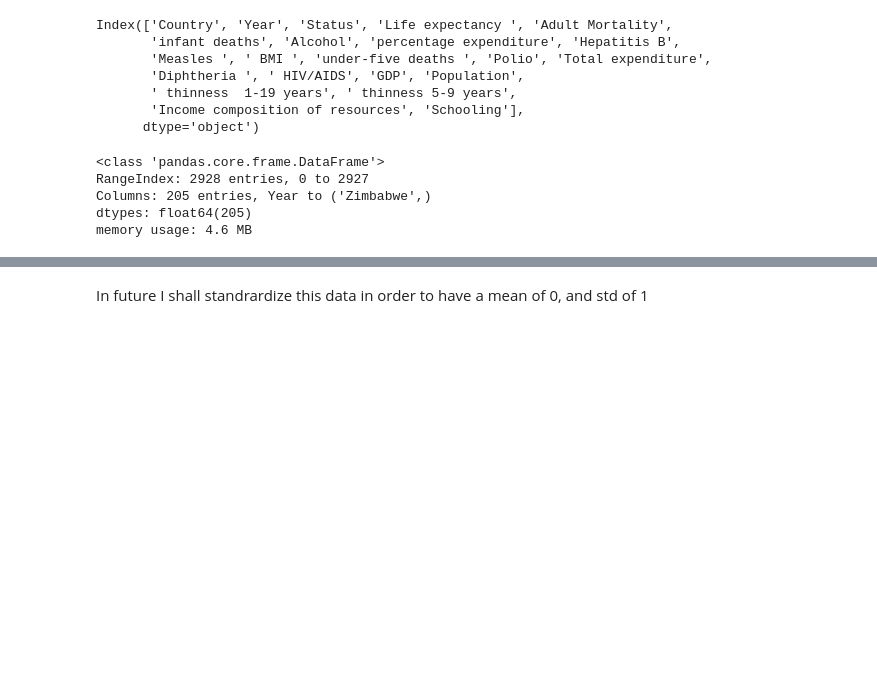
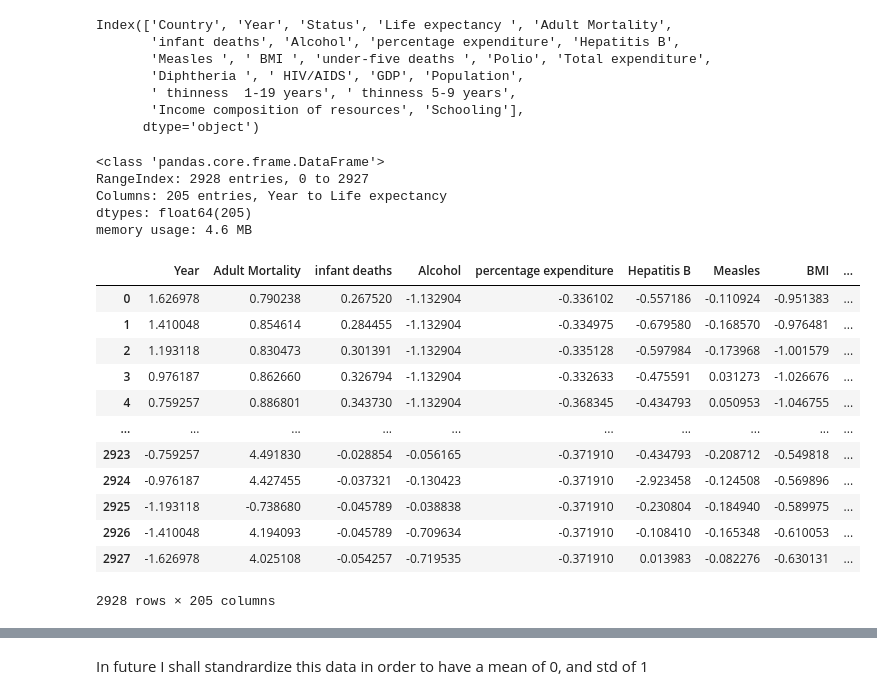
Before and after one commit to LozinskiMatthew/Life-Expectancy-Model, a Jupyter notebook: LifeExpectancyModel.ipynb, the cells around one changed output, grey strips where cells are left out. Cells and saved outputs as stored; diff of their text form; code cells hidden in the pictures; blank space fills up the shorter version.

```diff
--- a/LifeExpectancyModel.ipynb
+++ b/LifeExpectancyModel.ipynb
@@ -683,14 +701,22 @@ Index(['Country', 'Year', 'Status', 'Life expectancy ', 'Adult Mortality',
 # %%
 from sklearn.preprocessing import OneHotEncoder
 
+
+from sklearn.preprocessing import StandardScaler
+scaler = StandardScaler()
+ready_dataset_scaled = scaler.fit_transform(dataset.drop(['Country', 'Status', 'Life expectancy '], axis=1))
+ready_dataset_scaled = pd.DataFrame(data=ready_dataset_scaled, columns=dataset.drop(['Country', 'Status', 'Life expectancy '], axis=1).columns)
+# ready_dataset_scaled.head()
 ohe = OneHotEncoder(sparse_output=False)
+
+
 status_encoded = ohe.fit_transform(dataset['Status'].values.reshape(len(dataset['Status']), 1))
 status_df = pd.DataFrame(data=status_encoded, columns=ohe.categories_)
 # status_df.head()
 country_encoded = ohe.fit_transform(dataset['Country'].values.reshape(len(dataset['Country']), 1))
 country_df = pd.DataFrame(data=country_encoded, columns=ohe.categories_)
 # country_df.head()
-ready_dataset = pd.concat([dataset.drop(['Status', 'Country'], axis=1), status_df, country_df], axis=1)
+ready_dataset = pd.concat([ready_dataset_scaled, status_df, country_df, dataset['Life expectancy ']], axis=1)
 ready_dataset['Year'] = ready_dataset['Year'].astype('float64')
 ready_dataset['infant deaths'] = ready_dataset['infant deaths'].astype('float64')
 ready_dataset['under-five deaths '] = ready_dataset['under-five deaths '].astype('float64')
@@ -699,6 +725,22 @@ ready_dataset.info()
 # %% [output]
 <class 'pandas.core.frame.DataFrame'>
 RangeIndex: 2928 entries, 0 to 2927
-Columns: 205 entries, Year to ('Zimbabwe',)
+Columns: 205 entries, Year to Life expectancy
 dtypes: float64(205)
 memory usage: 4.6 MB
+# %%
+ready_dataset
+# %% [output]
+|  | Year | Adult Mortality | infant deaths | Alcohol | percentage expenditure | Hepatitis B | Measles | BMI | ... |
+| 0 | 1.626978 | 0.790238 | 0.267520 | -1.132904 | -0.336102 | -0.557186 | -0.110924 | -0.951383 | ... |
+| 1 | 1.410048 | 0.854614 | 0.284455 | -1.132904 | -0.334975 | -0.679580 | -0.168570 | -0.976481 | ... |
+| 2 | 1.193118 | 0.830473 | 0.301391 | -1.132904 | -0.335128 | -0.597984 | -0.173968 | -1.001579 | ... |
+| 3 | 0.976187 | 0.862660 | 0.326794 | -1.132904 | -0.332633 | -0.475591 | 0.031273 | -1.026676 | ... |
+| 4 | 0.759257 | 0.886801 | 0.343730 | -1.132904 | -0.368345 | -0.434793 | 0.050953 | -1.046755 | ... |
+| ... | ... | ... | ... | ... | ... | ... | ... | ... | ... |
+| 2923 | -0.759257 | 4.491830 | -0.028854 | -0.056165 | -0.371910 | -0.434793 | -0.208712 | -0.549818 | ... |
+| 2924 | -0.976187 | 4.427455 | -0.037321 | -0.130423 | -0.371910 | -2.923458 | -0.124508 | -0.569896 | ... |
+| 2925 | -1.193118 | -0.738680 | -0.045789 | -0.038838 | -0.371910 | -0.230804 | -0.184940 | -0.589975 | ... |
+| 2926 | -1.410048 | 4.194093 | -0.045789 | -0.709634 | -0.371910 | -0.108410 | -0.165348 | -0.610053 | ... |
+| 2927 | -1.626978 | 4.025108 | -0.054257 | -0.719535 | -0.371910 | 0.013983 | -0.082276 | -0.630131 | ... |
+2928 rows × 205 columns
```
Also changed, not shown: parts of 29 cells of this notebook.
